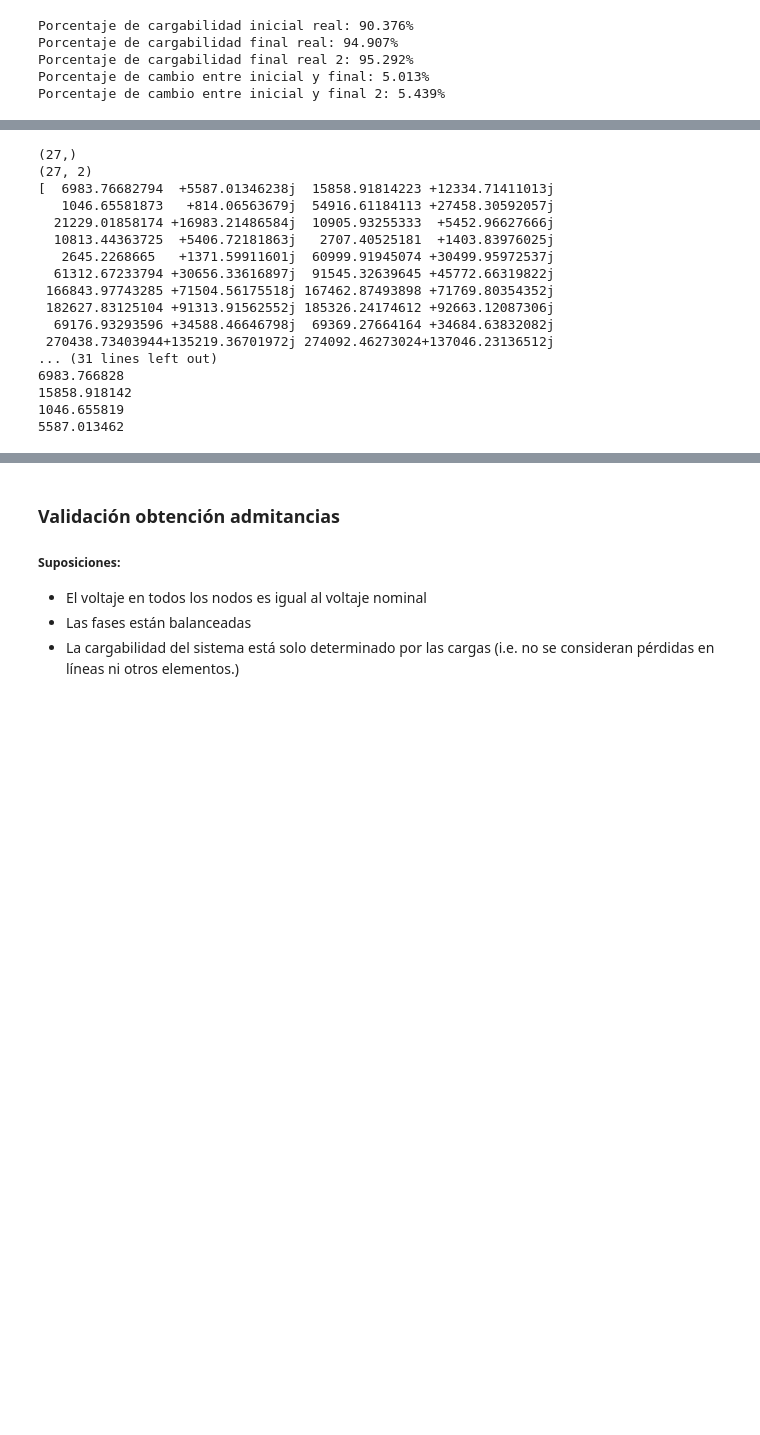
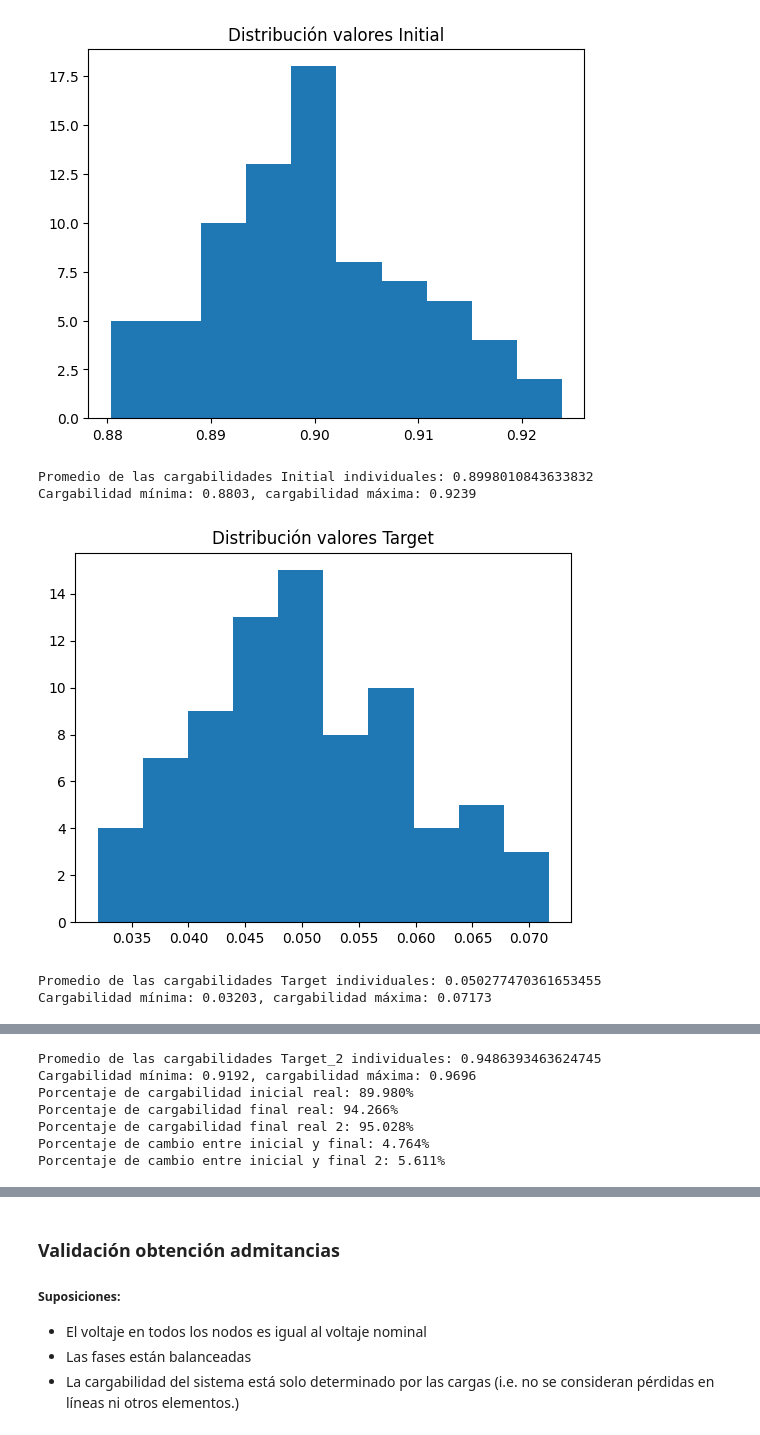
Before and after one commit to alvarohc777/SEM, a Jupyter notebook: phase_change.ipynb, the cells around one changed output, grey strips where cells are left out. Cells and saved outputs as stored; diff of their text form; code cells hidden in the pictures; blank space fills up the shorter version.

```diff
--- a/phase_change.ipynb
+++ b/phase_change.ipynb
@@ -197,6 +208,7 @@ Yb_total = np.sum(Yb)
 Yc_total = np.sum(Yc)
 
 Y_total = Ya_total + Yb_total + Yc_total
+
 
 len_a = Za.shape[0]
 len_b = Zb.shape[0]
@@ -232,41 +244,42 @@ target_load_2 = (
 initial_a, initial_b, initial_c = load_split(initial_load, len_a, len_b, len_c)
 target_a, target_b, target_c = load_split(target_load, len_a, len_b, len_c)
 target_a_2, target_b_2, target_c_2 = load_split(target_load_2, len_a, len_b, len_c)
-# plot_hist(initial_load, 'Initial')
-# plot_hist(target_load, 'Target')
-# plot_hist(target_load_2, 'Target_2')
+plot_hist(initial_load, 'Initial')
+plot_hist(target_load, 'Target')
+plot_hist(target_load_2, 'Target_2')
 
 # Admitancias por fase iniciales y finales
 Ya_initial, Yb_initial, Yc_initial = Ya * initial_a, Yb * initial_b, Yc * initial_c
 Ya_target_2, Yb_target_2, Yc_target_2 = Ya * target_a_2, Yb * target_b_2, Yc * target_c_2
 Ya_target = Ya_initial * target_a + Ya_initial
 Yb_target = Yb_initial * target_b + Yb_initial
 Yc_target = Yc_initial * target_c + Yc_initial
 
 # Admitancia total luego de la variación de carga
 Y_initial_total = Ya_initial.sum() + Yb_initial.sum() + Yc_initial.sum()
 Y_target_total = Ya_target.sum() + Yb_target.sum() + Yc_target.sum()
 Y_target_total_2 = Ya_target_2.sum() + Yb_target_2.sum() + Yc_target_2.sum()
 
 # Procentaje de Cambio
 print(
     f"Porcentaje de cargabilidad inicial real: {abs(Y_initial_total) / abs(Y_total):.3%}"
 )
 print(
     f"Porcentaje de cargabilidad final real: {abs(Y_target_total) / abs(Y_total):.3%}"
 )
 print(
     f"Porcentaje de cargabilidad final real 2: {abs(Y_target_total_2) / abs(Y_total):.3%}"
 )
 print(
     f"Porcentaje de cambio entre inicial y final: {abs(Y_target_total - Y_initial_total )/ abs(Y_initial_total):.3%}"
 )
 print(
     f"Porcentaje de cambio entre inicial y final 2: {abs(Y_target_total_2 - Y_initial_total )/ abs(Y_initial_total):.3%}"
 )
 # %% [output]
+[figure, added]
-Porcentaje de cargabilidad inicial real: 90.376%
-Porcentaje de cargabilidad final real: 94.907%
-Porcentaje de cargabilidad final real 2: 95.292%
-Porcentaje de cambio entre inicial y final: 5.013%
-Porcentaje de cambio entre inicial y final 2: 5.439%
+Promedio de las cargabilidades Initial individuales: 0.8998010843633832
+Cargabilidad mínima: 0.8803, cargabilidad máxima: 0.9239
+[figure, added]
+Promedio de las cargabilidades Target individuales: 0.050277470361653455
+Cargabilidad mínima: 0.03203, cargabilidad máxima: 0.07173
@@ -273,3 +287,10 @@ Porcentaje de cambio entre inicial y final 2: 5.439%
+Promedio de las cargabilidades Target_2 individuales: 0.9486393463624745
+Cargabilidad mínima: 0.9192, cargabilidad máxima: 0.9696
+Porcentaje de cargabilidad inicial real: 89.980%
+Porcentaje de cargabilidad final real: 94.266%
+Porcentaje de cargabilidad final real 2: 95.028%
+Porcentaje de cambio entre inicial y final: 4.764%
+Porcentaje de cambio entre inicial y final 2: 5.611%
 # %%
 # Hallar impedancias a partir de las admitancias
 Za_initial = 1 / Ya_initial
@@ -281,36 +310,3 @@ Zc_target = 1 / Yc_target
-# %%
-print(Za_initial.shape)
-print(Za.shape)
-Za_ini = np.append([Za[:, 0]], [Za_initial], axis=0).T
-Za_tar = np.append([Za[:, 0]], [Za_target], axis=0).T
-Zb_ini = np.append([Zb[:, 0]], [Zb_initial], axis=0).T
-Zb_tar = np.append([Zb[:, 0]], [Zb_target], axis=0).T
-Zc_ini = np.append([Zc[:, 0]], [Zc_initial], axis=0).T
-Zc_tar = np.append([Zc[:, 0]], [Zc_target], axis=0).T
-print(Za_ini[:,1])
-print(Za)
-print(f"{Za_ini[0,1].real:.6f}")
-print(f"{Za_ini[1,1].real:.6f}")
-print(f"{Za_ini[2,1].real:.6f}".center(12))
-print(f"{Za_ini[0,1].imag:6.6f}".center(12))
-# %% [output]
-(27,)
-(27, 2)
-[  6983.76682794  +5587.01346238j  15858.91814223 +12334.71411013j
-   1046.65581873   +814.06563679j  54916.61184113 +27458.30592057j
-  21229.01858174 +16983.21486584j  10905.93255333  +5452.96627666j
-  10813.44363725  +5406.72181863j   2707.40525181  +1403.83976025j
-   2645.2268665   +1371.59911601j  60999.91945074 +30499.95972537j
-  61312.67233794 +30656.33616897j  91545.32639645 +45772.66319822j
- 166843.97743285 +71504.56175518j 167462.87493898 +71769.80354352j
- 182627.83125104 +91313.91562552j 185326.24174612 +92663.12087306j
-  69176.93293596 +34588.46646798j  69369.27664164 +34684.63832082j
- 270438.73403944+135219.36701972j 274092.46273024+137046.23136512j
-... (31 lines left out)
-6983.766828
-15858.918142
-1046.655819
-5587.013462
 # %%
 def update_loads(Z_array: np.ndarray, lines_copy: list) -> list:
     """Returns list of lines with updated impedances
```
Also changed, not shown: parts of 7 cells of this notebook, 2 other files.
